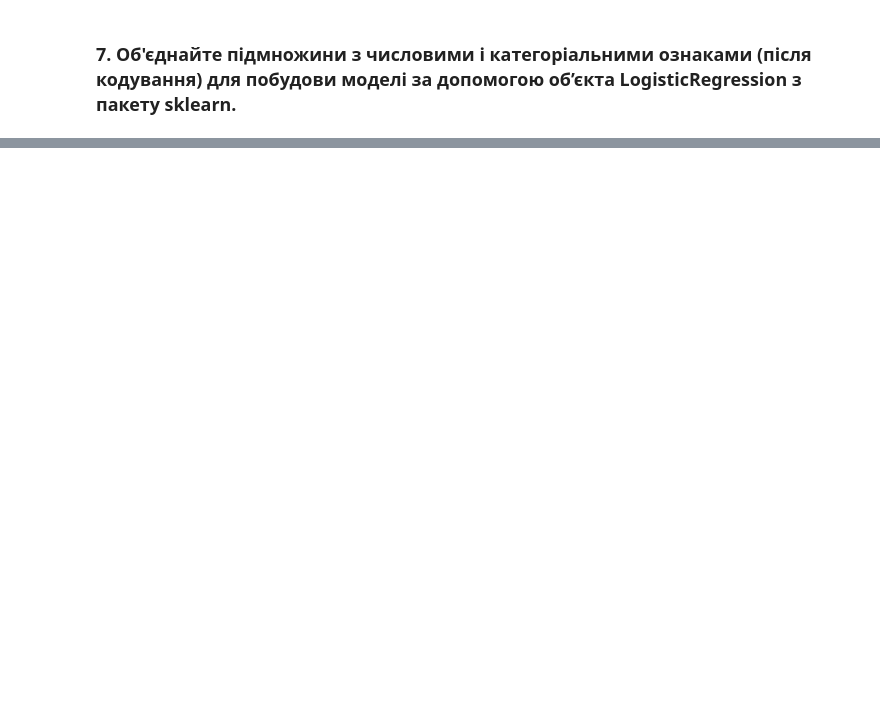
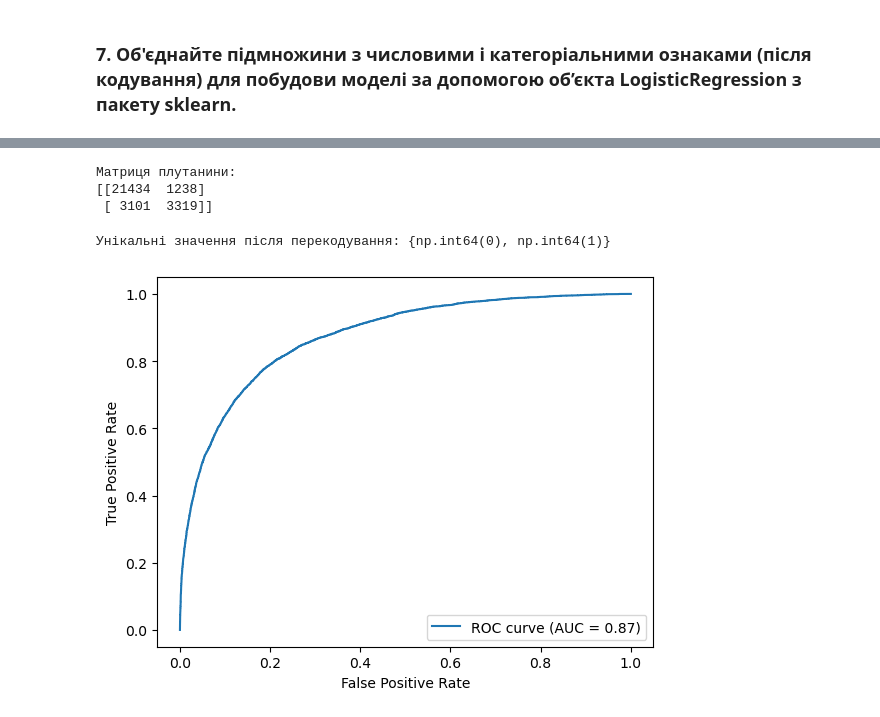
Before and after one commit to Neoversity/MachineLearningFundamentals-Applications, a Jupyter notebook: hw_6/hw6.ipynb, the cells around one changed output, grey strips where cells are left out. Saved outputs shown, nothing was run; the diff lists cells and outputs as text; code cells hidden in the pictures; blank space fills up the shorter version.

```diff
--- a/hw_6/hw6.ipynb
+++ b/hw_6/hw6.ipynb
@@ -159,9 +130,9 @@ print(f"Кількість категоріальних ознак: {categorical
 # %% [markdown]
 ### 3.3. Змініть тип колонки Date на тип datetimeі створіть додаткові колонки Year та Month.
 # %%
-# Зміна типу колонки Date на datetime
-data['Date'] = pd.to_datetime(data['Date'])
+# Перетворення колонки Date на тип datetime
+data['Date'] = pd.to_datetime(data['Date'], errors='coerce')
 
-# Перевірка змін
-print("Колонка 'Date' успішно перетворена на тип datetime.")
+# Перевірка наявності пропусків після конвертації
+print(f"Пропуски в колонці 'Date' після перетворення: {data['Date'].isnull().sum()}")
 # %% [output]
@@ -399,13 +329,18 @@ from sklearn.preprocessing import OneHotEncoder
 # %%
 encoder = OneHotEncoder(drop='first', sparse_output=False)
 # %%
-# Кодування категоріальних ознак
-categorical_features_encoded = pd.DataFrame(
-    encoder.fit_transform(categorical_features),
-    columns=encoder.get_feature_names_out(categorical_features.columns)
+# Виконання one-hot encoding для категоріальних даних
+categorical_data_encoded = encoder.fit_transform(categorical_data_imputed)
+
+# Перетворення результату на DataFrame з відповідними назвами колонок
+categorical_encoded_columns = encoder.get_feature_names_out(categorical_data_imputed.columns)
+categorical_data_encoded_df = pd.DataFrame(
+    categorical_data_encoded,
+    columns=categorical_encoded_columns,
+    index=categorical_data_imputed.index
 )
 
 # Перевірка результату
-print("Перші кілька рядків закодованих категоріальних ознак:")
-print(categorical_features_encoded.head())
+print("Перші кілька рядків закодованих категоріальних даних:")
+print(categorical_data_encoded_df.head())
 # %% [output]
@@ -575,0 +486,30 @@ else:
+# %%
+from sklearn.metrics import confusion_matrix
+
+cm = confusion_matrix(y_test, y_pred)
+print("Матриця плутанини:")
+print(cm)
+# %% [output]
+Матриця плутанини:
+[[21434  1238]
+ [ 3101  3319]]
+# %%
+from sklearn.preprocessing import LabelEncoder
+
+# Перекодування цільової змінної
+le = LabelEncoder()
+y_test_numeric = le.fit_transform(y_test)  # 'No' -> 0, 'Yes' -> 1
+
+# Перевірка перекодування
+print(f"Унікальні значення після перекодування: {set(y_test_numeric)}")  # Має бути {0, 1}
+
+# Побудова ROC-кривої
+fpr, tpr, thresholds = roc_curve(y_test_numeric, y_prob)
+plt.plot(fpr, tpr, label=f"ROC curve (AUC = {auc_score:.2f})")
+plt.xlabel("False Positive Rate")
+plt.ylabel("True Positive Rate")
+plt.legend(loc="lower right")
+plt.show()
+# %% [output]
+Унікальні значення після перекодування: {np.int64(0), np.int64(1)}
+[figure, added]
```
Also changed, not shown: parts of 45 cells of this notebook, 3 other files.
